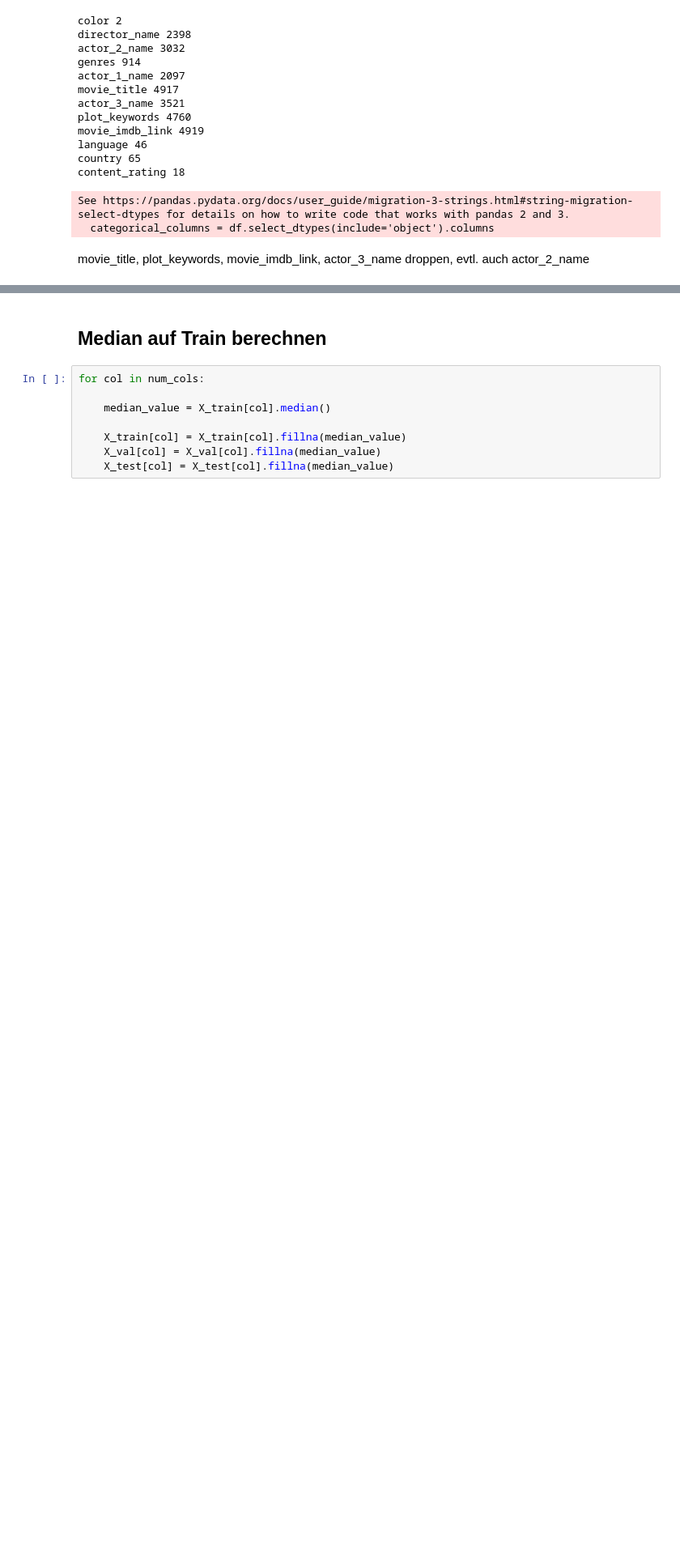
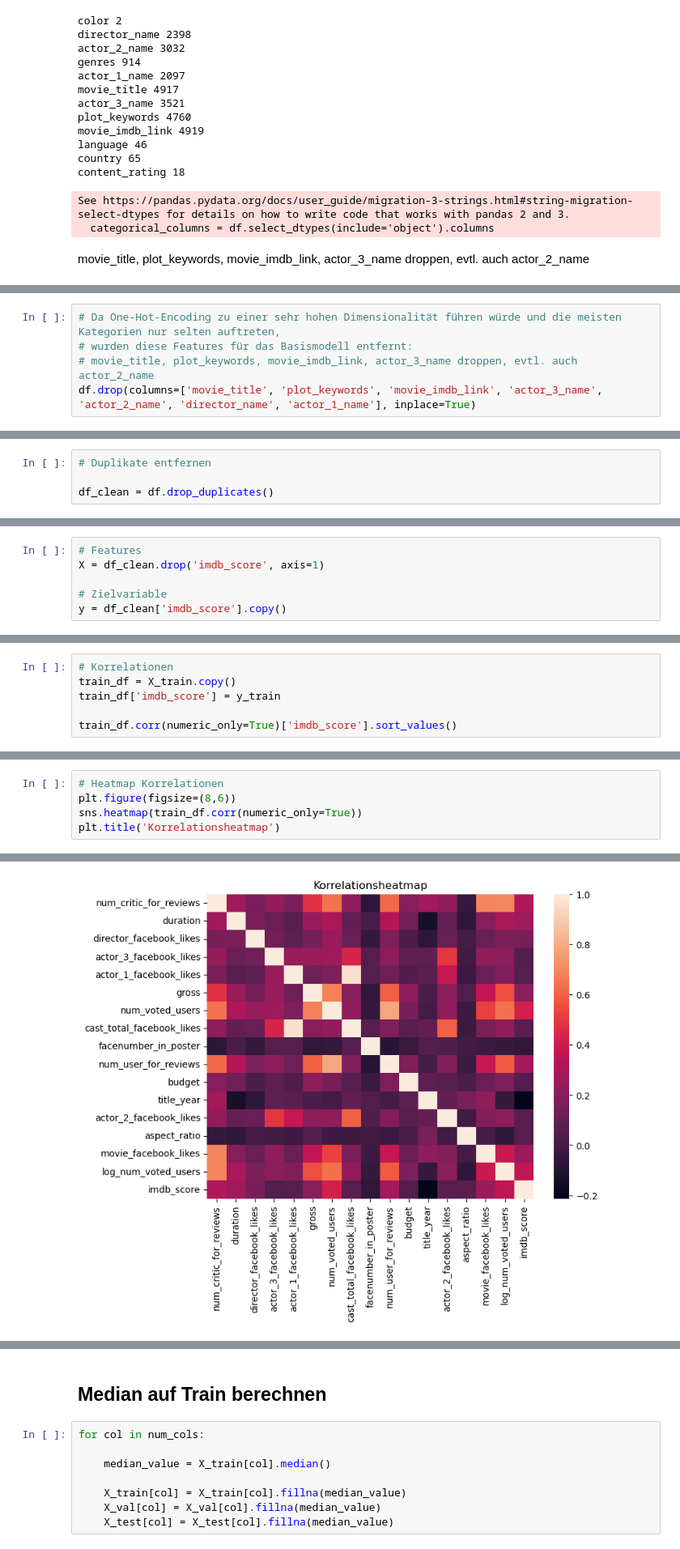
Before and after one commit to annayaroshenko505-ai/imdb_score_prediction, a Jupyter notebook: imdb_score_prediction.ipynb, the cells around one changed output, grey strips where cells are left out. Shown at 81% size. Drawn from its saved outputs; the diff is of its cells as text; blank space fills up the shorter version.

```diff
--- a/imdb_score_prediction.ipynb
+++ b/imdb_score_prediction.ipynb
@@ -335,0 +246,5 @@ cat_cols = [
+# %%
+# Da One-Hot-Encoding zu einer sehr hohen Dimensionalität führen würde und die meisten Kategorien nur selten auftreten,
+# wurden diese Features für das Basismodell entfernt:
+# movie_title, plot_keywords, movie_imdb_link, actor_3_name droppen, evtl. auch actor_2_name
+df.drop(columns=['movie_title', 'plot_keywords', 'movie_imdb_link', 'actor_3_name', 'actor_2_name', 'director_name', 'actor_1_name'], inplace=True)
@@ -335,0 +302,4 @@ cat_cols = [
+# %%
+# Duplikate entfernen
+
+df_clean = df.drop_duplicates()
@@ -335,0 +308,6 @@ cat_cols = [
+# %%
+# Features
+X = df_clean.drop('imdb_score', axis=1)
+
+# Zielvariable
+y = df_clean['imdb_score'].copy()
@@ -335,0 +332,6 @@ cat_cols = [
+# %%
+# Korrelationen
+train_df = X_train.copy()
+train_df['imdb_score'] = y_train
+
+train_df.corr(numeric_only=True)['imdb_score'].sort_values()
@@ -335,0 +357,6 @@ cat_cols = [
+# %%
+# Heatmap Korrelationen
+plt.figure(figsize=(8,6))
+sns.heatmap(train_df.corr(numeric_only=True))
+plt.title('Korrelationsheatmap')
+# %% [output]
@@ -335,0 +364 @@ cat_cols = [
+[figure, added]
```
Also changed, not shown: parts of 89 cells of this notebook, 1 other file.
